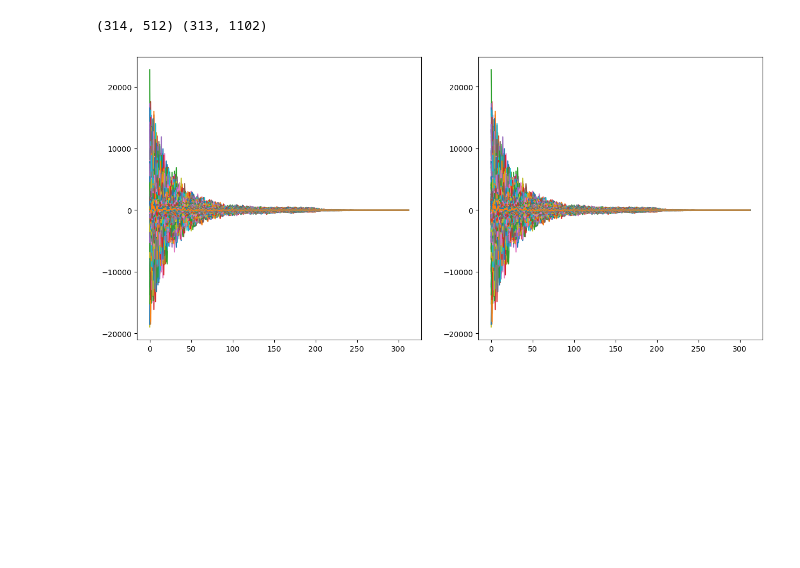
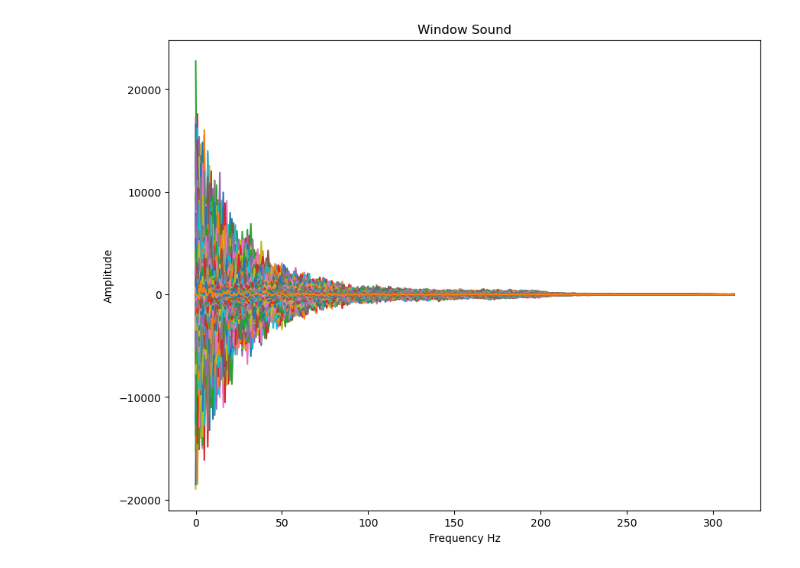
Before and after one commit to nushito/Math-for-Developers, a Jupyter notebook: MFC Project/MFC.ipynb, the cells around one changed output. Saved outputs shown, nothing was run; the diff lists cells and outputs as text; code cells hidden in the pictures; blank space fills up the shorter version.

```diff
--- a/MFC Project/MFC.ipynb
+++ b/MFC Project/MFC.ipynb
@@ -105,5 +143,5 @@ plt.show()
 # %%
-def frame_audio(audio, FFT_size, hop_size=10, sample_rate=44100):
+def frame_audio(audio, FFT_size, hop_size, sample_rate):
     # hop_size in ms
 
     audio = np.pad(audio, int(FFT_size / 2), mode='reflect')
@@ -113,11 +151,9 @@ def frame_audio(audio, FFT_size, hop_size=10, sample_rate=44100):
 
     for n in range(frame_num):
         frames[n] = audio[n*frame_len:n*frame_len+FFT_size]
-
     return frames
 
 def audio_frames(audio, sample_rate, frame_length, frame_step):
-
     signal_length = len(audio)
     frame_samples_length = frame_length * sample_rate
     frames_step_samples_length = frame_step * sample_rate
@@ -129,44 +165,37 @@ def audio_frames(audio, sample_rate, frame_length, frame_step):
 
     length_diff = int(num_frames * frames_step_samples_length + frame_samples_length) - signal_length
     zeros_padding = np.zeros(length_diff)
-    new_audio = np.append(audio, zeros_padding)
-    #if we don't have equal length we add zeros in the end. This is because each frame overlap with frame_step
-    # length_zeros = signal_length - int(num_frames * frames_step_samples_length + frame_samples_length)
-    # if (length_zeros < 0):
-    #     new_audio = np.append(new_audio, np.zeros(abs(length_zeros)))
+    new_audio = np.append(audio, zeros_padding)   #if we don't have equal length we add zeros in the end. This is because each frame overlap with frame_step
+    audio_frames = new_audio[all_frames_x] # the audio sliced on segments/frames
 
-    audio_frames = new_audio[all_frames_x] # the audio sliced on segments/frames
-    #print(audio_frames.shape)
     return audio_frames
 
-def window(framed_audio, frame_length):
+def window_frames(framed_audio, frame_length):
     audio_win = []
     i = np.linspace(0,int(frame_length-1), int(frame_length))
-    audio_win = framed_audio[:]*(0.54 - 0.46*np.cos((np.pi*2*i)/(frame_length-1)))
+    audio_win = framed_audio[:]*[(0.54 - 0.46*np.cos((np.pi*2*i)/(frame_length-1)))]
 
-    hamm_w = ([0.54 - 0.46*np.cos((np.pi*2*i)/(frame_length-1)) for i in np.arange(0,frame_length-1)])
+    hamm_w = ([0.54 - 0.46*np.cos((np.pi*2*i)/(frame_length-1)) ])
     # to check N or N-1
     audio_framed_window = np.array(hamm_w * framed_audio) #hamming window (vector) multiply by each frame
-    return audio_win
+    return audio_framed_window
 
 def hamm_win(frames, frame_length):
     hamming_window = get_window("hamming", int(frame_length), fftbins=True)
     return frames * hamming_window
 # %%
-frames_per_web = frame_audio(pre, fft_coeff,frame_step*1000, samplerate)
-frame_audio = audio_frames(pre, samplerate, frame_length, frame_step)
-print(frames_per_web.shape, frame_audio.shape)
+frames_per_web = frame_audio(signal_emphasis,fft_coeff,frame_step*1000, samplerate)
+frame_audio_custom = audio_frames(signal_emphasis, samplerate, frame_length, frame_step)
 
-windowing_step = window(frame_audio, frame_length * samplerate)
-hamming = hamm_win(frame_audio, frame_length*samplerate)
-assert windowing_step.all() == hamming.all()
-plt.figure(figsize=(15,15))
-plt.subplot(221)
-plt.plot(windowing_step)
-plt.subplot(222)
-plt.plot(hamming)
+windowing_step = window_frames(frame_audio_custom, frame_length * samplerate)
+window_frames = hamm_win(frame_audio_custom, frame_length*samplerate)
+
+plt.figure(figsize=(10,8))
+plt.xlabel("Frequency Hz")
+plt.ylabel("Amplitude")
+plt.title("Window Sound")
+plt.plot(window_frames)
 plt.show()
 # %% [output]
-(314, 512) (313, 1102)
-[figure, old version]
+[figure, new version]
 # %%
```
Also changed, not shown: parts of 11 cells of this notebook, 1 other file.
